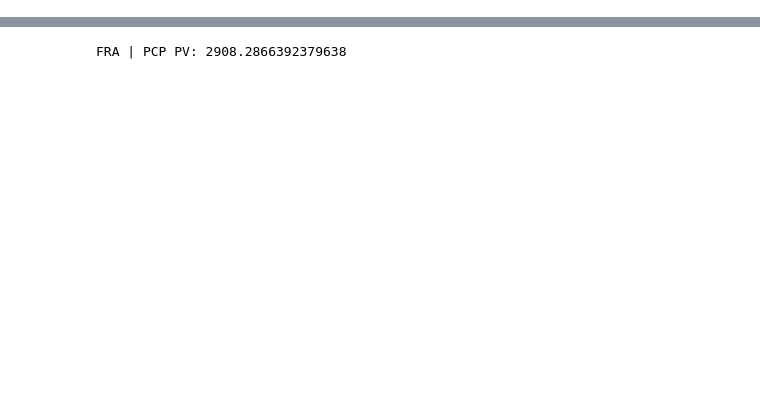
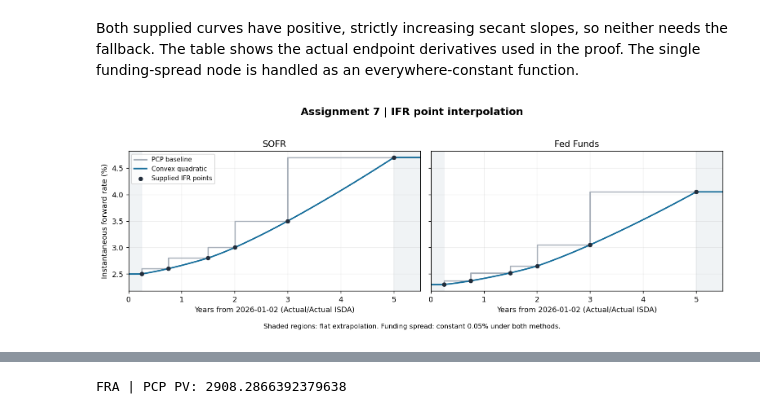
Before and after one commit to Aditya8321/FRE-GY-9743-Assignments-7, a Jupyter notebook: hw7_monotone_convex_interpolator.ipynb, the cells around one changed output, grey strips where cells are left out. Drawn from its saved outputs; the diff is of its cells as text; code cells hidden in the pictures; blank space fills up the shorter version.

Commit message:
Complete Assignment 7 convex IFR interpolation and pricing analysis

```diff
--- a/hw7_monotone_convex_interpolator.ipynb
+++ b/hw7_monotone_convex_interpolator.ipynb
@@ -55,0 +134,29 @@ curve_inputs = [
+# %% [markdown]
+Both supplied curves have positive, strictly increasing secant slopes, so neither needs the fallback. The table shows the actual endpoint derivatives used in the proof. The single funding-spread node is handled as an everywhere-constant function.
+# %%
+plt.rcParams.update({"figure.dpi": 130, "font.size": 10})
+fig, axes = plt.subplots(1, 2, figsize=(12, 4.3), sharey=True)
+grid = np.unique(np.r_[np.linspace(0, 5.5, 1400), node_times])
+for ax, (name, quotes) in zip(axes, [("SOFR", sofr_quotes), ("Fed Funds", ff_quotes)]):
+    y = quotes["values"].to_numpy()
+    # PCP uses the right node's value on (t_i, t_{i+1}]; draw that convention explicitly.
+    ax.step(np.r_[0, node_times, 5.5], 100*np.r_[y[0], y, y[-1]],
+            where="pre", label="PCP baseline", color="#a7afb9", linewidth=1.8)
+    curve = curves[name]["MONOTONE_CONVEX"]
+    ax.plot(grid, [100*curve.interpolate(t) for t in grid],
+            label="Convex quadratic", color="#176e9b", linewidth=2)
+    ax.scatter(node_times, 100*y, color="#222d3b", s=25, zorder=3, label="Supplied IFR points")
+    ax.axvspan(0, node_times[0], color="#e9edf1", alpha=0.65)
+    ax.axvspan(node_times[-1], 5.5, color="#e9edf1", alpha=0.65)
+    ax.set(title=name, xlabel="Years from 2026-01-02 (Actual/Actual ISDA)", xlim=(0, 5.5))
+    ax.grid(alpha=0.2)
+axes[0].set_ylabel("Instantaneous forward rate (%)")
+axes[0].legend(loc="upper left", fontsize=8.5)
+fig.suptitle("Assignment 7 | IFR point interpolation", fontsize=14, weight="bold")
+fig.text(0.5, 0.01, "Shaded regions: flat extrapolation. Funding spread: constant 0.05% under both methods.",
+         ha="center", fontsize=9)
+fig.tight_layout(rect=(0, 0.04, 1, 0.95))
+fig.savefig(output_dir / "ifr_curves.png", dpi=180, bbox_inches="tight")
+plt.show()
+# %% [output]
+[figure, added]
```
Also changed, not shown: parts of 20 cells of this notebook, 11 other files.
